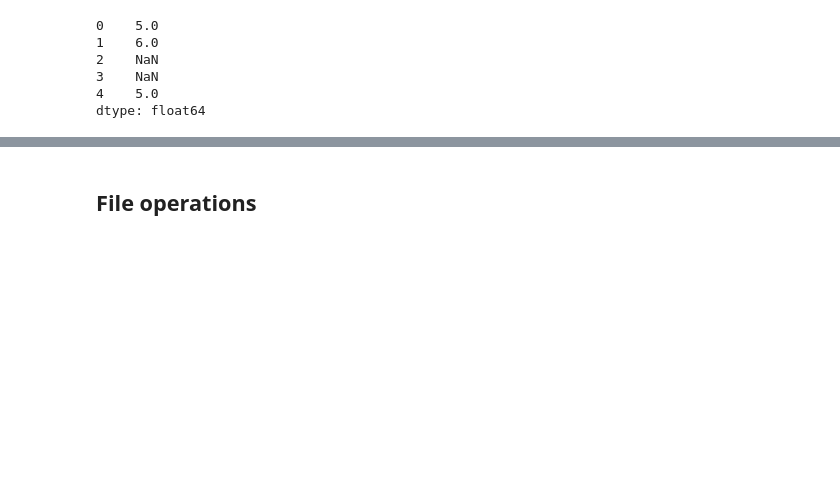
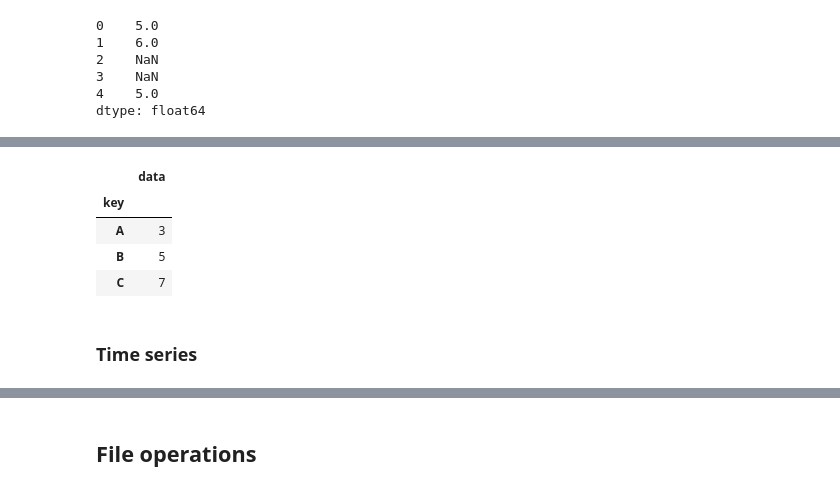
Before and after one commit to CaptSolo/LU_BigData_2020, a Jupyter notebook: Pandas/Python Pandas Tutorial.ipynb, the cells around one changed output, grey strips where cells are left out. Drawn from its saved outputs; the diff is of its cells as text; code cells hidden in the pictures; blank space fills up the shorter version.

```diff
--- a/Pandas/Python Pandas Tutorial.ipynb
+++ b/Pandas/Python Pandas Tutorial.ipynb
@@ -1327 +1339,11 @@ df.apply(lambda x: x*3) # ie same as df*3
+# %%
+df.groupby('key').sum()
+# %% [output]
+|  | data |
+| key |  |
+| A | 3 |
+| B | 5 |
+| C | 7 |
+# %% [markdown]
+### Time series
 # %%
```
Also changed, not shown: parts of 43 cells of this notebook.
